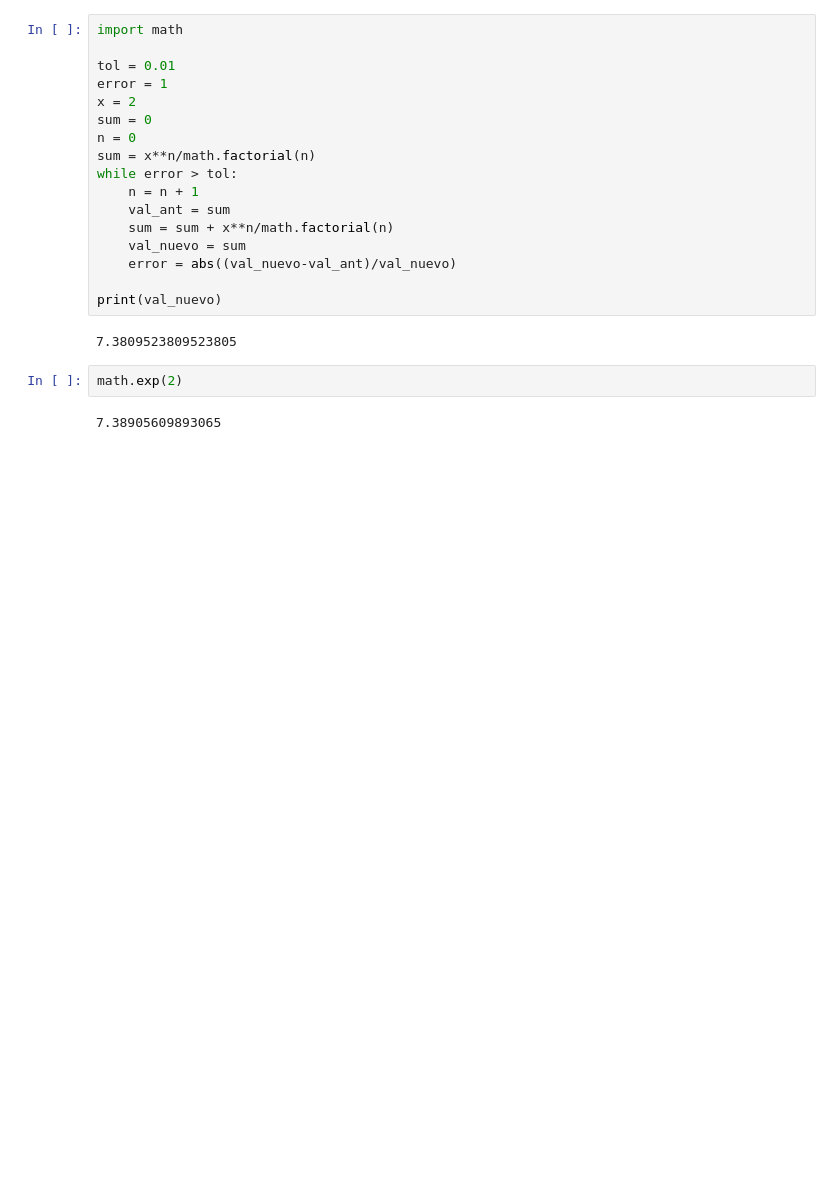
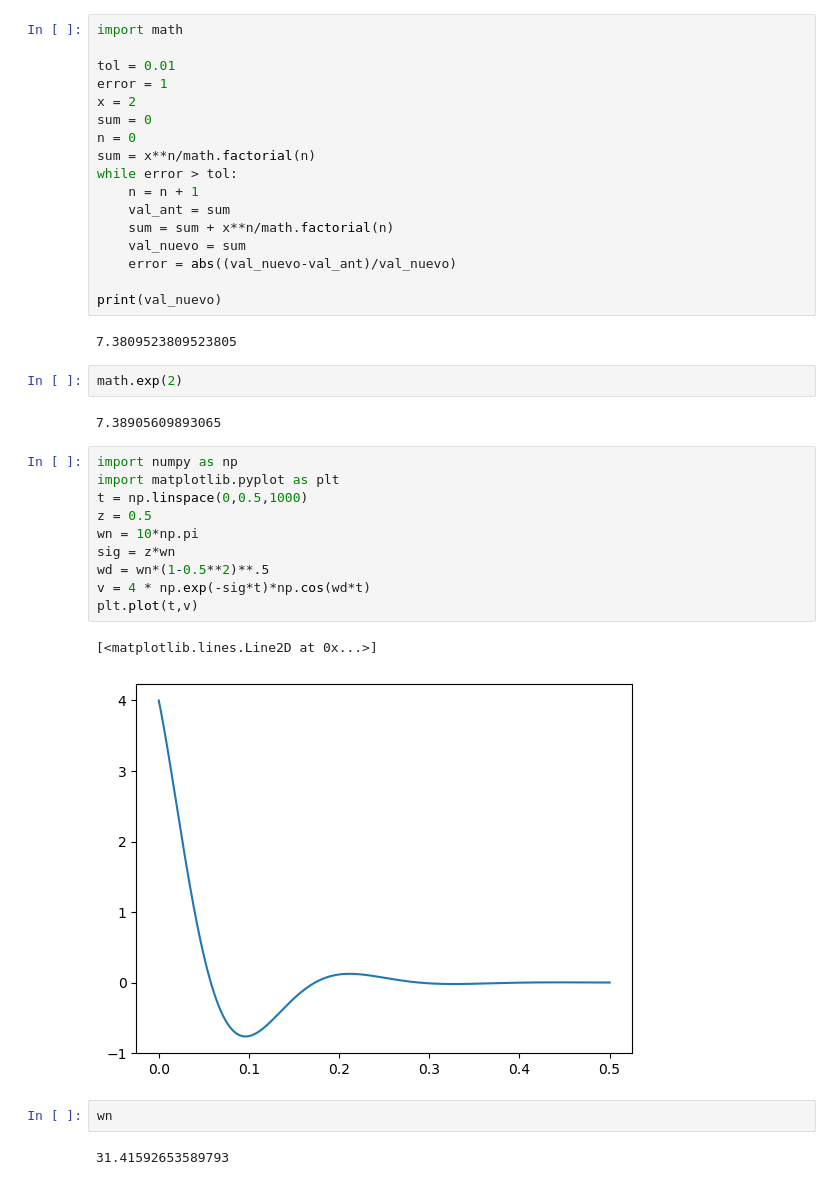
Before and after one commit to cjuarezramos/MMS022024, a Jupyter notebook: Pruebas/Pruebas2.ipynb, the cells around one changed output. Saved outputs shown, nothing was run; the diff lists cells and outputs as text; blank space fills up the shorter version.

```diff
--- a/Pruebas/Pruebas2.ipynb
+++ b/Pruebas/Pruebas2.ipynb
@@ -62,3 +62,20 @@ print(val_nuevo)
 math.exp(2)
 # %% [output]
 7.38905609893065
+# %%
+import numpy as np
+import matplotlib.pyplot as plt
+t = np.linspace(0,0.5,1000)
+z = 0.5
+wn = 10*np.pi
+sig = z*wn
+wd = wn*(1-0.5**2)**.5
+v = 4 * np.exp(-sig*t)*np.cos(wd*t)
+plt.plot(t,v)
+# %% [output]
+[<matplotlib.lines.Line2D at 0x...>]
+[figure, added]
+# %%
+wn
+# %% [output]
+31.41592653589793
```
Also changed, not shown: parts of 3 cells of this notebook, 3 other files.
